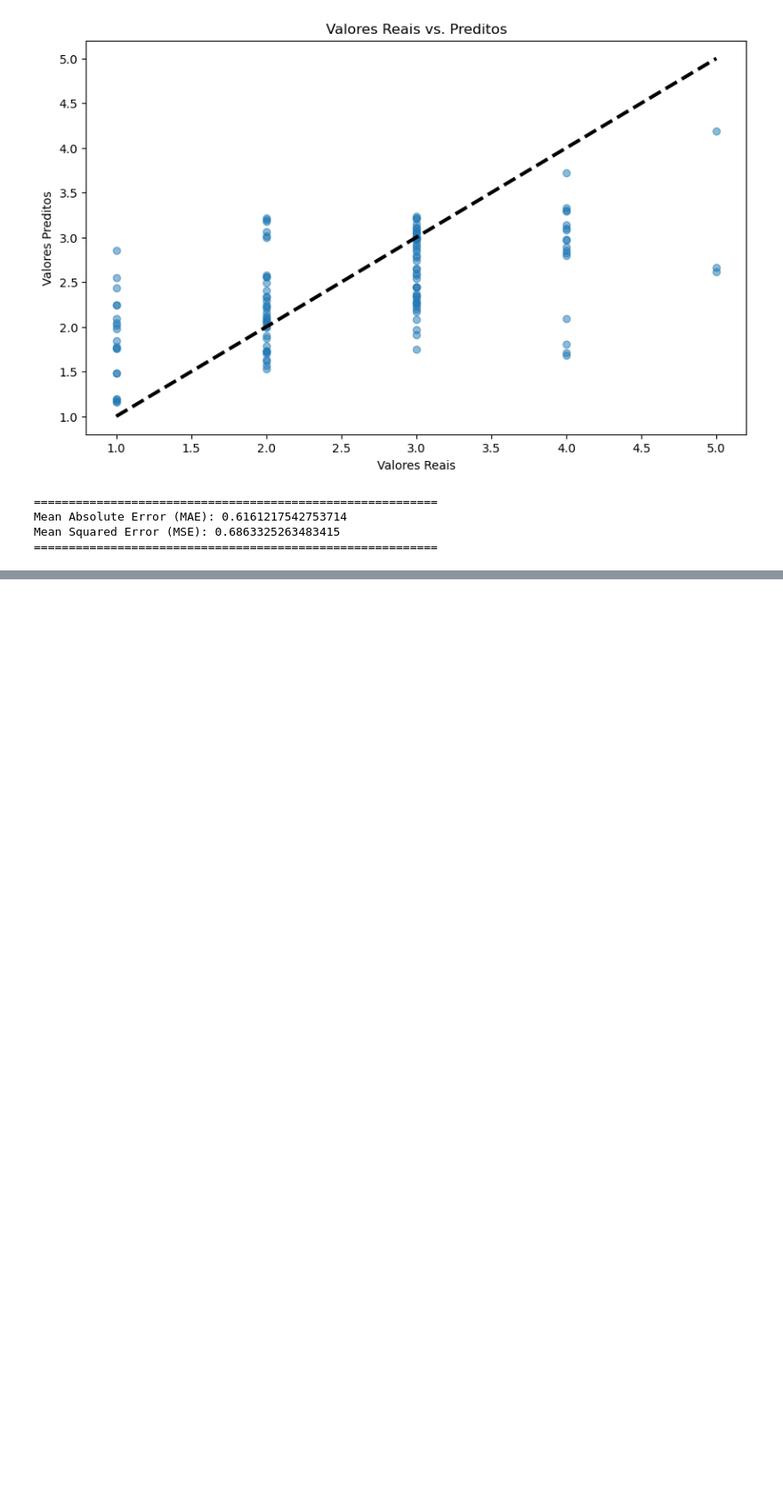
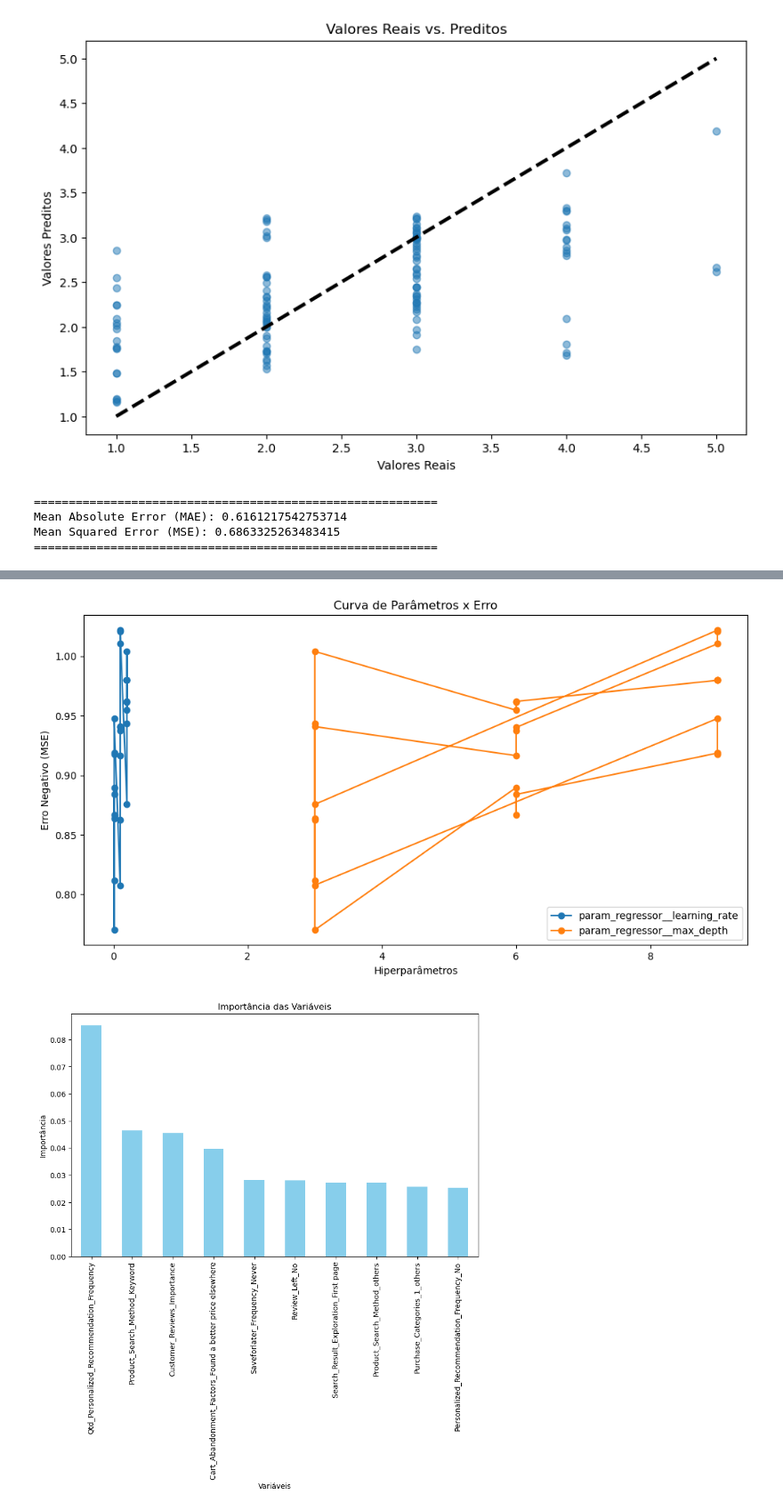
Before and after one commit to OliviaHelena10/PYTHON_PROJECTS, a Jupyter notebook: trabalhando_com_analises/cust_behavior.ipynb, the cells around one changed output, grey strips where cells are left out. Shown at 89% size. Saved outputs shown, nothing was run; the diff lists cells and outputs as text; code cells hidden in the pictures; blank space fills up the shorter version.

```diff
--- a/trabalhando_com_analises/cust_behavior.ipynb
+++ b/trabalhando_com_analises/cust_behavior.ipynb
@@ -699,0 +863,58 @@ Mean Squared Error (MSE): 0.6863325263483415
+# %%
+# Criar um relatório visual
+def create_visual_report(best_model, y_test, y_pred, grid_search):
+    # 1. Curva de Parâmetros e Erro
+    results = pd.DataFrame(grid_search.cv_results_)
+    plt.figure(figsize=(12, 6))
+    for param in ['param_regressor__learning_rate', 'param_regressor__max_depth']:
+        plt.plot(
+            results[param],
+            -results['mean_test_score'],
+            marker='o', label=param
+        )
+    plt.title("Curva de Parâmetros x Erro") # Mostra como diferentes combinações de hiperparâmetros impactaram o erro durante o GridSearchCV
+    plt.xlabel("Hiperparâmetros")
+    plt.ylabel("Erro Negativo (MSE)")
+    plt.legend()
+    plt.show()
+
+    # 2. Importância das Features
+    importances = best_model.named_steps['regressor'].feature_importances_
+    feature_names = numer + list(
+        best_model.named_steps['preprocessor']
+        .transformers_[1][1]
+        .get_feature_names_out(categ)
+    )
+    feature_importance = pd.Series(importances, index=feature_names).sort_values(ascending=False)
+
+    plt.figure(figsize=(10, 6))
+    feature_importance.head(10).plot(kind='bar', color='skyblue')
+    plt.title("Importância das Variáveis") # Identifica quais colunas foram mais relevantes para o modelo.
+    plt.xlabel("Variáveis")
+    plt.ylabel("Importância")
+    plt.show()
+
+    # 3. Análise de Resíduos
+    residuals = y_test - y_pred
+    plt.figure(figsize=(10, 6))
+    sns.histplot(residuals, kde=True, bins=30, color="purple")
+    plt.title("Distribuição dos Resíduos") # Verifica a distribuição dos erros. Uma boa previsão terá resíduos normalmente distribuídos e centrados em 0
+    plt.xlabel("Erro (Resíduos)")
+    plt.ylabel("Frequência")
+    plt.axvline(0, color='red', linestyle='--')
+    plt.show()
+
+    # 4. Previsões x Valores Reais
+    plt.figure(figsize=(10, 6))
+    sns.scatterplot(x=y_test, y=y_pred, alpha=0.7, color="green")
+    plt.plot([y_test.min(), y_test.max()], [y_test.min(), y_test.max()], 'r--')
+    plt.title("Previsões x Valores Reais") # Scatter plot que permite avaliar a qualidade geral das previsões. Pontos próximos da linha vermelha indicam boa precisão.
+    plt.xlabel("Valores Reais")
+    plt.ylabel("Previsões")
+    plt.show()
+
+# Chamar a função para criar o relatório
+create_visual_report(best_model, y_test, y_pred, grid_search)
+# %% [output]
+[figure, added]
+[figure, added]
```
Also changed, not shown: parts of 8 cells of this notebook.
